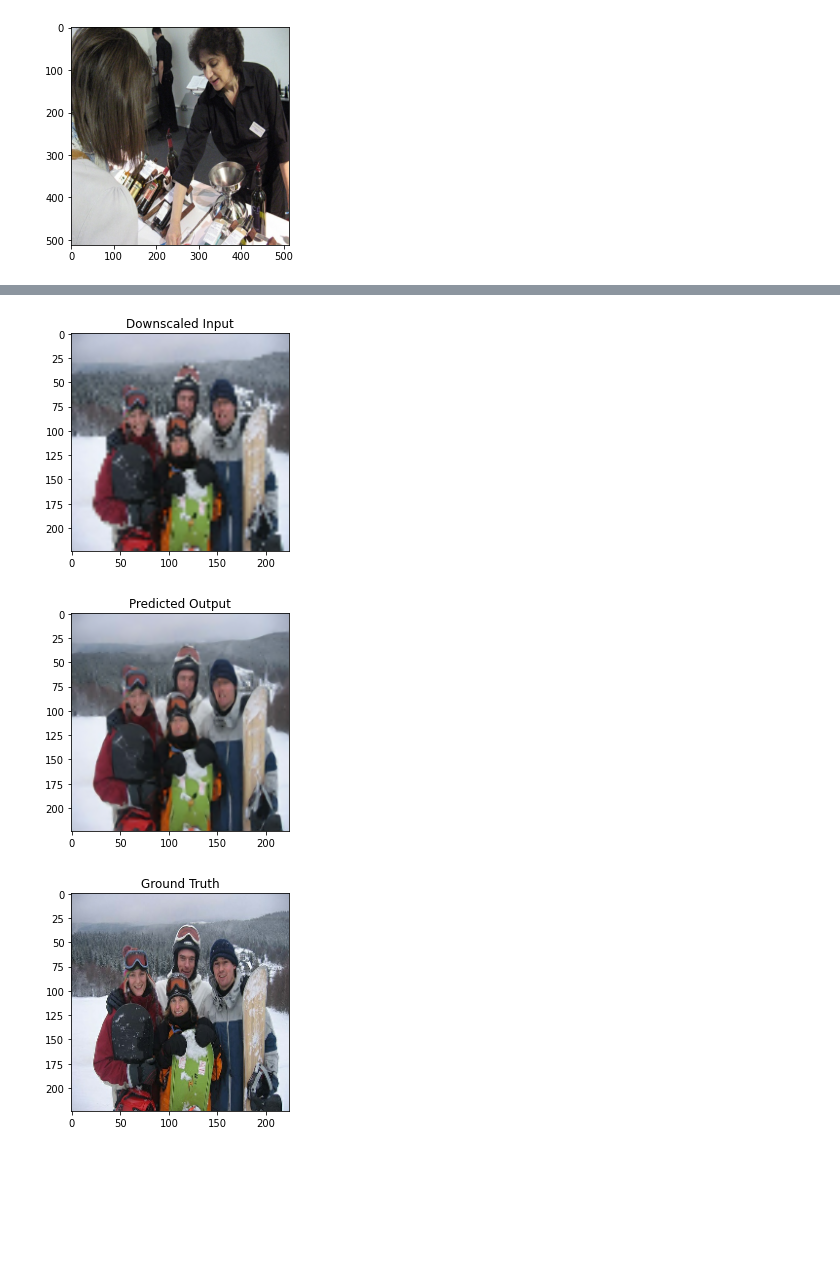
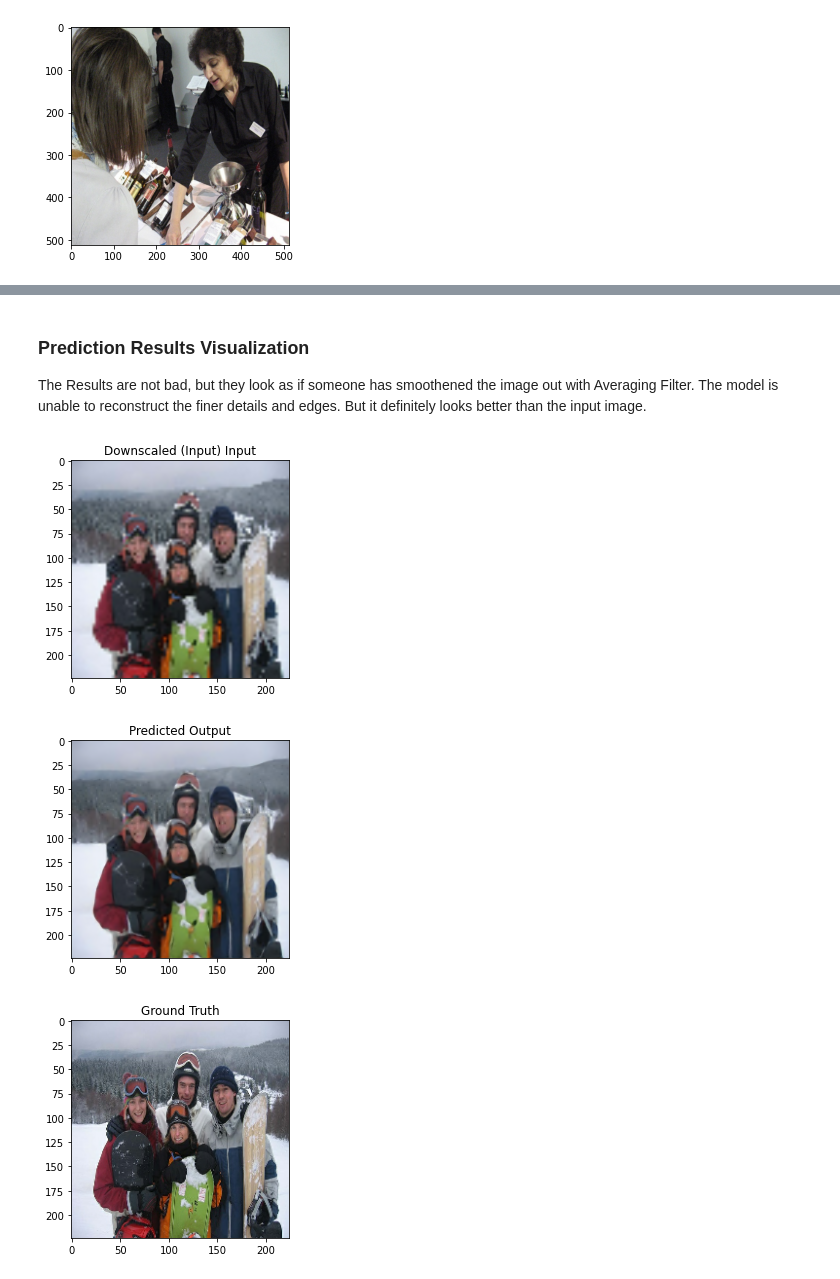
Before and after one commit to animikhaich/Image-Super-Resolution-Autoencoders, a Jupyter notebook: Prototype Model.ipynb, the cells around one changed output, grey strips where cells are left out. Saved outputs shown, nothing was run; the diff lists cells and outputs as text; code cells hidden in the pictures; blank space fills up the shorter version.

```diff
--- a/Prototype Model.ipynb
+++ b/Prototype Model.ipynb
@@ -38,11 +55,12 @@ plt.show()
 Dims:  (512, 512, 3)
 [figure]
 # %%
+# A quick Tensorflow Data loader
 class DataLoader:
-    def __init__(self, data_dir, input_shape=(128, 128), target_shape=(512, 512)):
+    def __init__(self, data_dir, downsample_shape=(128, 128), target_shape=(512, 512)):
         self.files = self.load_files(data_dir)
         self.AUTOTUNE = tf.data.experimental.AUTOTUNE
-        self.input_shape = input_shape
+        self.downsample_shape = downsample_shape
         self.target_shape = target_shape
 
     def load_files(self, root_dir):
@@ -57,7 +75,7 @@ class DataLoader:
 
         input_image = tf.image.resize(
             img,
-            self.input_shape,
+            self.downsample_shape,
         )
         input_image = tf.image.resize(
             input_image,
@@ -128,7 +149,7 @@ reduce_lr_cb = tf.keras.callbacks.ReduceLROnPlateau(
 
 input_img = tf.keras.Input(shape=(None, None, 3))
 
-#encoding architecture
+# encoding architecture
 x1 = tf.keras.layers.Conv2D(64, (3, 3), activation='relu', padding='same')(input_img)
 x2 = tf.keras.layers.Conv2D(64, (3, 3), activation='relu', padding='same')(x1)
 x3 = tf.keras.layers.MaxPool2D(padding='same')(x2)
@@ -151,10 +172,10 @@ autoencoder = tf.keras.Model(input_img, decoded)
 autoencoder.summary()
 
 # Hyper Params
-batch_size = 16
-epochs = 500
+batch_size = 32
+epochs = 2
 lr = 0.001
-input_shape=(80, 80)
+downsample_shape=(80, 80)
 target_shape=(224, 224)
 
 opt = tf.keras.optimizers.Adam(learning_rate=lr)
@@ -167,10 +188,10 @@ autoencoder.compile(
 ])
 
 # Dataset Generator
-train_dataset = DataLoader(train_dir, input_shape=input_shape, target_shape=target_shape)
+train_dataset = DataLoader(train_dir, downsample_shape=downsample_shape, target_shape=target_shape)
 train_generator = train_dataset.data_generator(batch_size)
 
-val_dataset = DataLoader(val_dir, input_shape=input_shape, target_shape=target_shape)
+val_dataset = DataLoader(val_dir, downsample_shape=downsample_shape, target_shape=target_shape)
 val_generator = train_dataset.data_generator(batch_size)
 
 # Calculate Num Steps
@@ -240,18 +261,23 @@ plt.show()
 # %%
 inputs, targets = next(iter(val_generator))
 preds = autoencoder.predict(inputs)
+# %% [markdown]
+### Prediction Results Visualization
+
+The Results are not bad, but they look as if someone has smoothened the image out with Averaging Filter.
+The model is unable to reconstruct the finer details and edges. But it definitely looks better than the input image.
 # %%
 index = 7
 plt.imshow(inputs[index], cmap="gray")
-plt.title("Downscaled Input")
+plt.title("Downscaled (Input) Input")
 plt.show()
 plt.imshow(preds[index] / tf.math.reduce_max(preds[index]), cmap="gray")
 plt.title("Predicted Output")
 plt.show()
 plt.imshow(targets[index], cmap="gray")
 plt.title("Ground Truth")
 plt.show()
 # %% [output]
-[figure, old version]
+[figure, new version]
 [figure]
 [figure]
```
Also changed, not shown: parts of 9 cells of this notebook.
